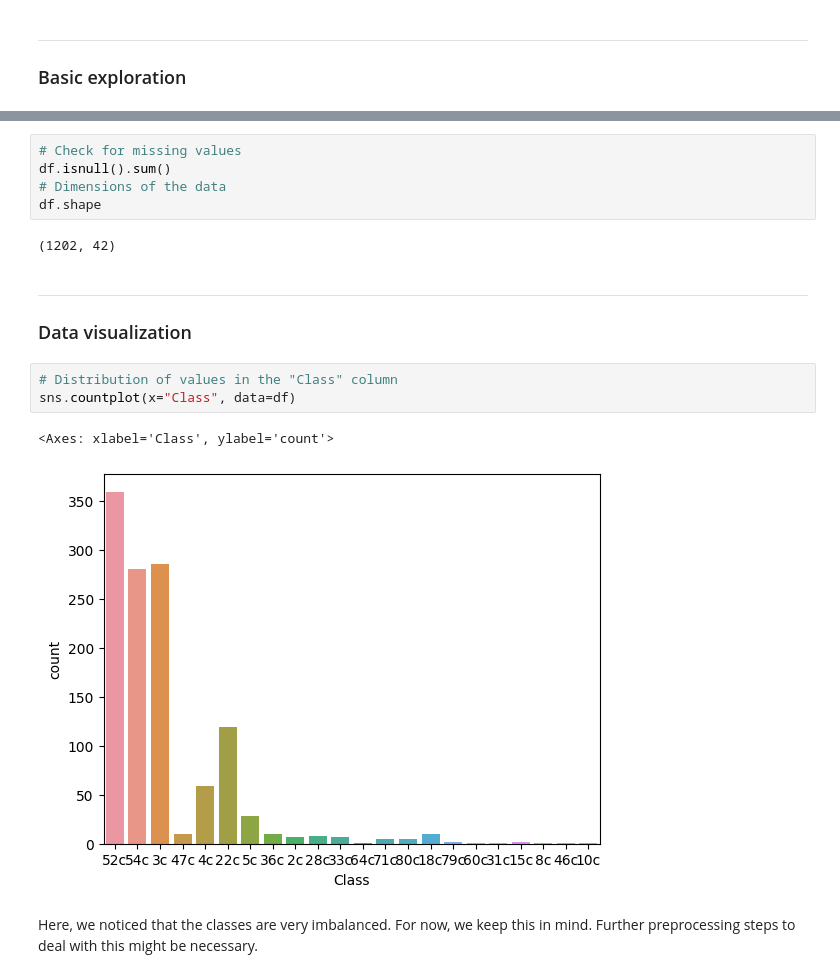
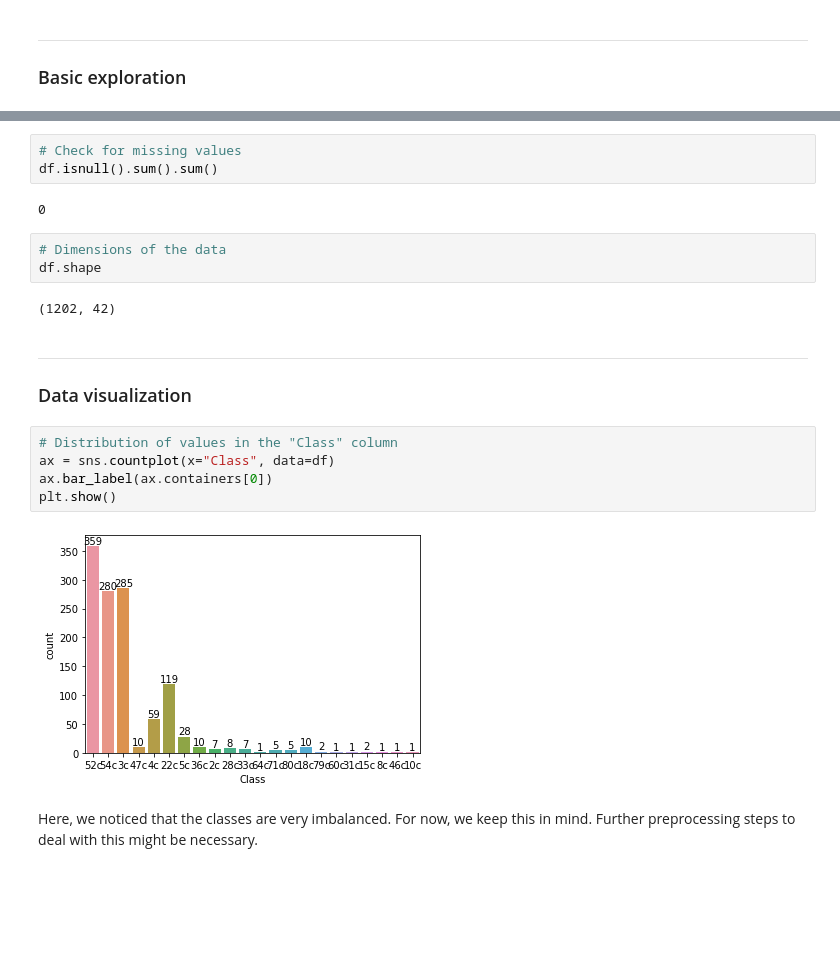
Before and after one commit to anaterovic/TFRTML, a Jupyter notebook: prep.ipynb, the cells around one changed output, grey strips where cells are left out. Drawn from its saved outputs; the diff is of its cells as text; blank space fills up the shorter version.

```diff
--- a/prep.ipynb
+++ b/prep.ipynb
@@ -104,20 +113,24 @@ Class      22
 dtype: int64
 # %%
 # Check for missing values
-df.isnull().sum()
-# Dimensions of the data
-df.shape
+df.isnull().sum().sum()
 # %% [output]
-(1202, 42)
+0
+# %%
+# Dimensions of the data
+df.shape
+# %% [output]
+(1202, 42)
 # %% [markdown]
 -----------
 ### Data visualization
 # %%
 # Distribution of values in the "Class" column
-sns.countplot(x="Class", data=df)
+ax = sns.countplot(x="Class", data=df)
+ax.bar_label(ax.containers[0])
+plt.show()
 # %% [output]
-<Axes: xlabel='Class', ylabel='count'>
-[figure, old version]
+[figure, new version]
 # %% [markdown]
 Here, we noticed that the classes are very imbalanced. For now, we keep this in mind. Further preprocessing steps to deal with this might be necessary.
 # %%
```
Also changed, not shown: parts of 45 cells of this notebook.
